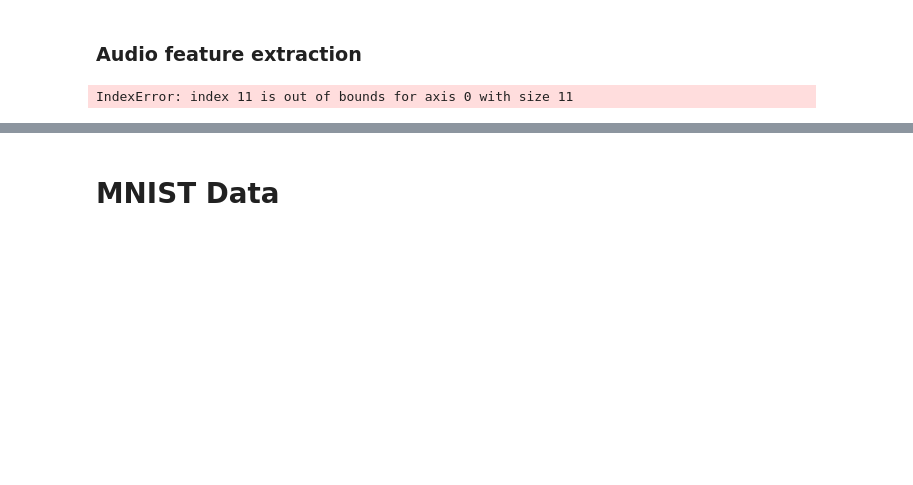
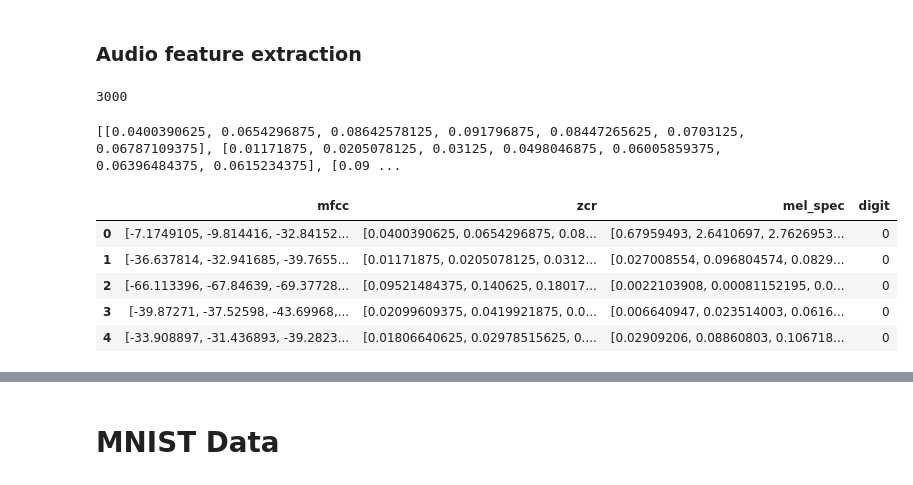
Before and after one commit to npgilman/CIS4930_FinalProject, a Jupyter notebook: CIS4930_FinalProject.ipynb, the cells around one changed output, grey strips where cells are left out. Drawn from its saved outputs; the diff is of its cells as text; code cells hidden in the pictures; blank space fills up the shorter version.

```diff
--- a/CIS4930_FinalProject.ipynb
+++ b/CIS4930_FinalProject.ipynb
@@ -77,14 +83,14 @@ for i in audioFiles:
     df_zero_crossing_rate = pd.DataFrame()
     df_mel_spectrogram = pd.DataFrame()
 
-    mfccs = librosa.feature.mfcc(y=signal, sr=sample_rate, n_mfcc=12)
+    mfccs = librosa.feature.mfcc(y=signal, sr=sample_rate, n_mfcc=7)
     for n_mfcc in range(len(mfccs)):
         df_mfccs['MFCC_%d'%(n_mfcc+1)] = mfccs.T[n_mfcc]
 
     zcr = librosa.feature.zero_crossing_rate(y=signal)
     df_zero_crossing_rate['ZCR'] = zcr[0]
 
-    mel_spectrogram = librosa.feature.melspectrogram(y=signal, sr=sample_rate, n_mels=12)
+    mel_spectrogram = librosa.feature.melspectrogram(y=signal, sr=sample_rate, n_mels=7)
     for n_mel in range(len(mel_spectrogram)):
         df_mel_spectrogram['Mel_Spectrogram_%d'%(n_mel+1)] = mel_spectrogram.T[n_mel]
 
@@ -94,4 +100,24 @@ for i in audioFiles:
 
 len(zcrList)
 # %% [output]
-IndexError: index 11 is out of bounds for axis 0 with size 11
+3000
+# %%
+for i in range(len(zcrList)):
+    if (len(zcrList[i]) > 20):
+        zcrList[i] = zcrList[i][0:20]
+    else:
+#         I BELIEVE THERE MAY BE A DISCREPANCY HERE. FILLING WITH ZEROS MIGHT AFFECT LATER DATA DEPENDING ON WHAT WE DO.
+#         MAYBE FILL WITH AVERAGES?? USING ZEROS FOR NOW
+        while (len(zcrList[i]) < 20):
+            zcrList[i] = pd.concat([zcrList[i], pd.Series({'ZCR': 0}).to_frame().T], ignore_index=True)
+# %%
+# Defined helper function
+def average(list):
+    if (list is None):
+        return list
+
+    sum = 0
+    for i in list:
+        sum = sum + i
+    sum = sum / len(list)
+    return sum
@@ -97,0 +132,21 @@ IndexError: index 11 is out of bounds for axis 0 with size 11
+# %%
+zcrExData = [i for i in zcrData]
+zcrExtraction = []
+for i in range(len(zcrData)):
+    extraction = []
+    for x in zcrData[i]:
+        extraction.append(x[0])
+    zcrExtraction.append(extraction)
+print(zcrExtraction)
+# %% [output]
+[[0.0400390625, 0.0654296875, 0.08642578125, 0.091796875, 0.08447265625, 0.0703125, 0.06787109375], [0.01171875, 0.0205078125, 0.03125, 0.0498046875, 0.06005859375, 0.06396484375, 0.0615234375], [0.09 ...
+# %%
+audioDF = pd.DataFrame(data={"mfcc": mfccData, "zcr": zcrExtraction, "mel_spec": mel_specData, "digit": audioDigits})
+audioDF.head()
+# %% [output]
+|  | mfcc | zcr | mel_spec | digit |
+| 0 | [-7.1749105, -9.814416, -32.84152... | [0.0400390625, 0.0654296875, 0.08... | [0.67959493, 2.6410697, 2.7626953... | 0 |
+| 1 | [-36.637814, -32.941685, -39.7655... | [0.01171875, 0.0205078125, 0.0312... | [0.027008554, 0.096804574, 0.0829... | 0 |
+| 2 | [-66.113396, -67.84639, -69.37728... | [0.09521484375, 0.140625, 0.18017... | [0.0022103908, 0.00081152195, 0.0... | 0 |
+| 3 | [-39.87271, -37.52598, -43.69968,... | [0.02099609375, 0.0419921875, 0.0... | [0.006640947, 0.023514003, 0.0616... | 0 |
+| 4 | [-33.908897, -31.436893, -39.2823... | [0.01806640625, 0.02978515625, 0.... | [0.02909206, 0.08860803, 0.106718... | 0 |
```
Also changed, not shown: parts of 13 cells of this notebook.
